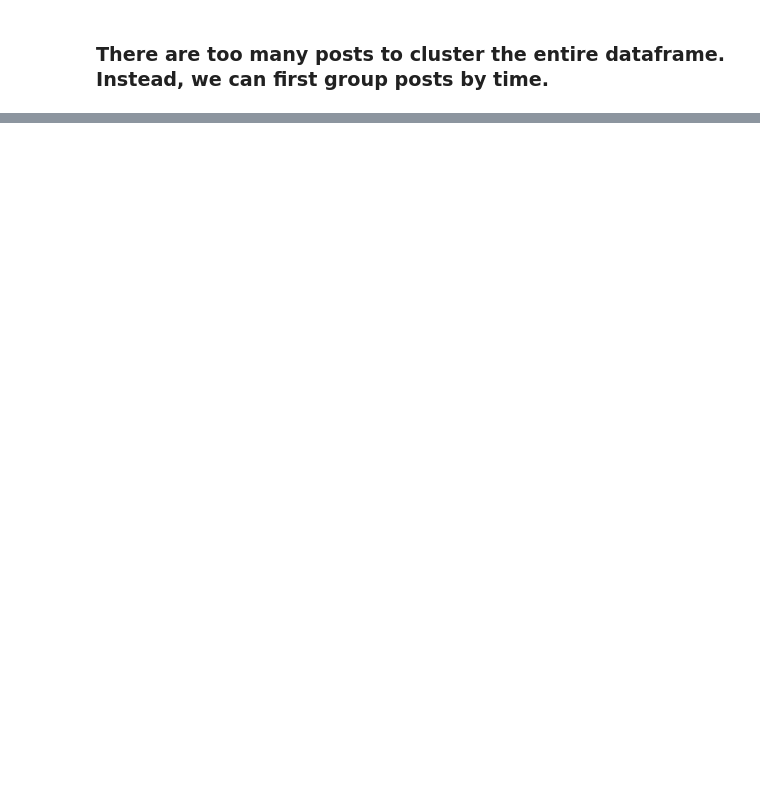
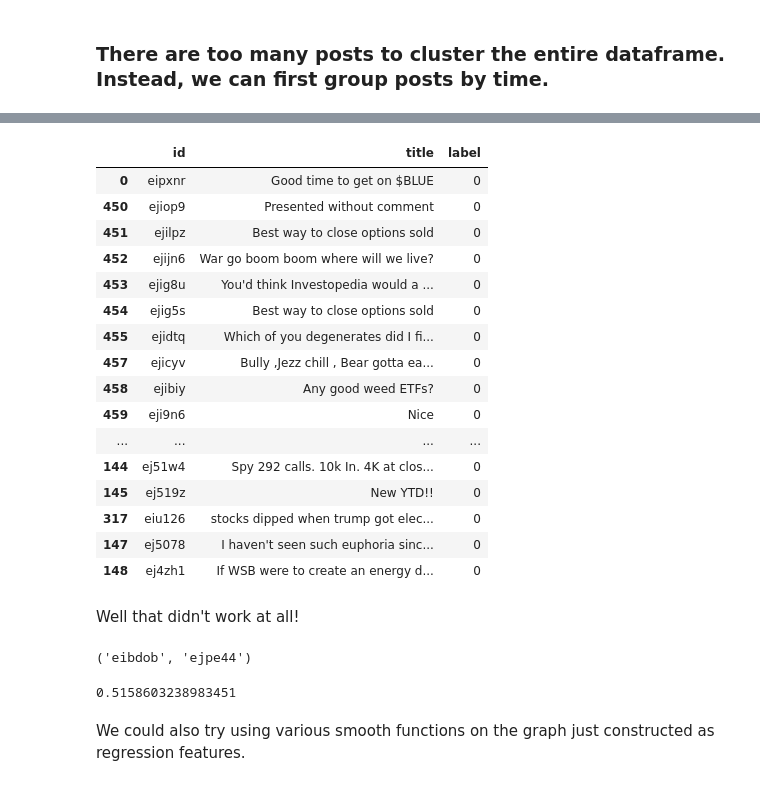
Before and after one commit to ElleNajt/ErdosInstitute-SIG_Project, a Jupyter notebook: Feature_Design/WassersteinDistances.ipynb, the cells around one changed output, grey strips where cells are left out. Cells and saved outputs as stored; diff of their text form; code cells hidden in the pictures; blank space fills up the shorter version.

```diff
--- a/Feature_Design/WassersteinDistances.ipynb
+++ b/Feature_Design/WassersteinDistances.ipynb
@@ -358,0 +344,24 @@ e
+# %%
+pd.options.display.max_colwidth = 80
+pd.options.display.max_rows = num_rows
+post_df.sort_values(by = 'label')
+# %% [output]
+|  | id | title | label |
+| 0 | eipxnr | Good time to get on $BLUE | 0 |
+| 450 | ejiop9 | Presented without comment | 0 |
+| 451 | ejilpz | Best way to close options sold | 0 |
+| 452 | ejijn6 | War go boom boom where will we live? | 0 |
+| 453 | ejig8u | You'd think Investopedia would a ... | 0 |
+| 454 | ejig5s | Best way to close options sold | 0 |
+| 455 | ejidtq | Which of you degenerates did I fi... | 0 |
+| 457 | ejicyv | Bully ,Jezz chill , Bear gotta ea... | 0 |
+| 458 | ejibiy | Any good weed ETFs? | 0 |
+| 459 | eji9n6 | Nice | 0 |
+| ... | ... | ... | ... |
+| 144 | ej51w4 | Spy 292 calls. 10k In. 4K at clos... | 0 |
+| 145 | ej519z | New YTD!! | 0 |
+| 317 | eiu126 | stocks dipped when trump got elec... | 0 |
+| 147 | ej5078 | I haven't seen such euphoria sinc... | 0 |
+| 148 | ej4zh1 | If WSB were to create an energy d... | 0 |
+# %% [markdown]
+Well that didn't work at all!
@@ -358,0 +373,10 @@ e
+# %%
+e
+# %% [output]
+('eibdob', 'ejpe44')
+# %%
+ post_graph.edges[e]["distance"]
+# %% [output]
+0.5158603238983451
+# %% [markdown]
+We could also try using various smooth functions on the graph just constructed as regression features.
```
Also changed, not shown: parts of 23 cells of this notebook, 2 other files.
